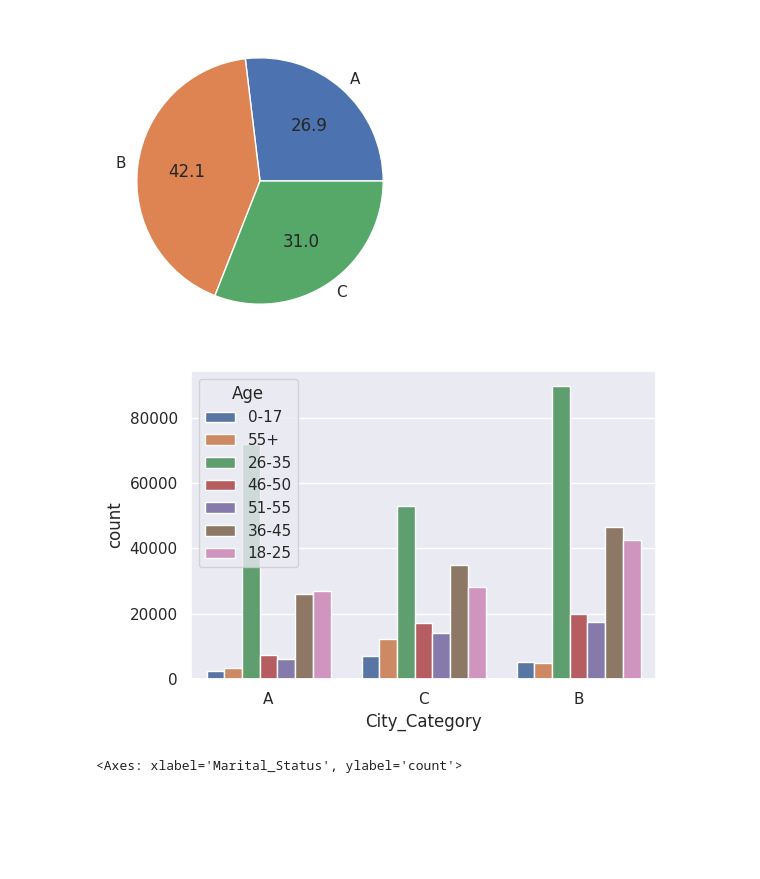
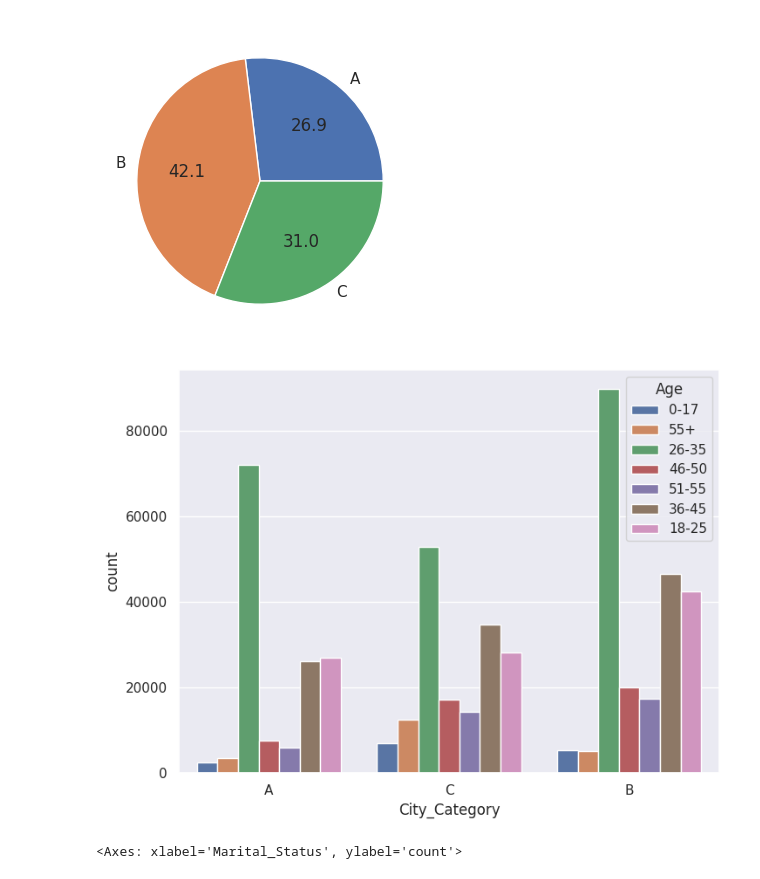
Before and after one commit to ayushbabuta/Black-Friday-sale-analysis, a Jupyter notebook: Black Friday sale.ipynb, the cells around one changed output. Drawn from its saved outputs; the diff is of its cells as text; code cells hidden in the pictures; blank space fills up the shorter version.

```diff
--- a/Black Friday sale.ipynb
+++ b/Black Friday sale.ipynb
@@ -239,9 +244,9 @@ df.groupby(by="City_Category").size().plot(kind="pie",autopct="%.1f")
 [figure]
 # %%
 sns.countplot(df,x="City_Category",hue="Age")
-sns.set({"figure.figsize":(7,6)})
+sns.set({"figure.figsize":(9,7)})
 # %% [output]
-[figure, old version]
+[figure, new version]
 # %%
 sns.countplot(data=df,x="Marital_Status",hue="City_Category")
 # %% [output]
```
Also changed, not shown: parts of 14 cells of this notebook.
